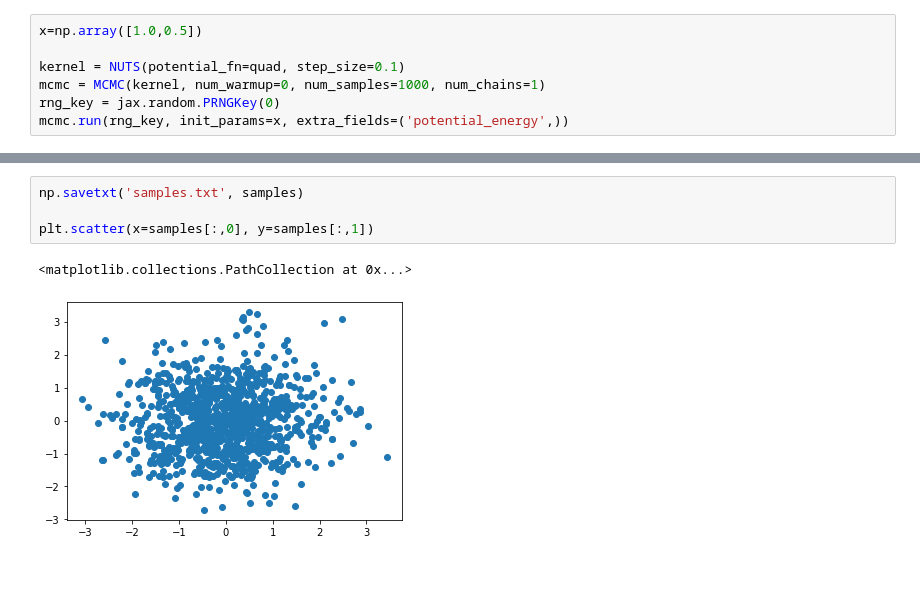
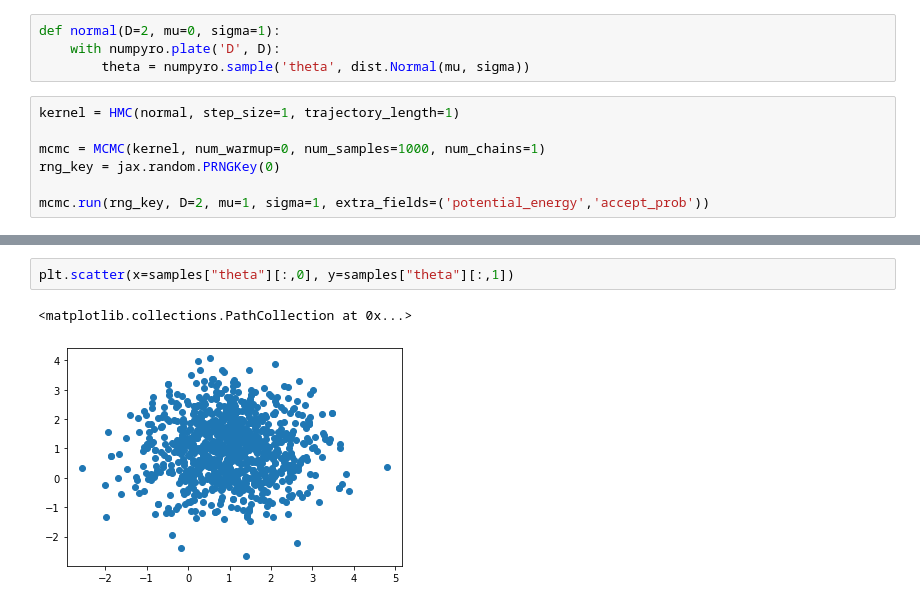
Before and after one commit to ludkinm/numpyro, a Jupyter notebook: notebooks/HMC_normal.ipynb, the cells around one changed output, grey strips where cells are left out. Drawn from its saved outputs; the diff is of its cells as text; blank space fills up the shorter version.

```diff
--- a/notebooks/HMC_normal.ipynb
+++ b/notebooks/HMC_normal.ipynb
@@ -10,10 +8,14 @@ def quad(x):
+# %%
+def normal(D=2, mu=0, sigma=1):
+    with numpyro.plate('D', D):
+        theta = numpyro.sample('theta', dist.Normal(mu, sigma))
 # %%
-x=np.array([1.0,0.5])
+kernel = HMC(normal, step_size=1, trajectory_length=1)
 
-kernel = NUTS(potential_fn=quad, step_size=0.1)
 mcmc = MCMC(kernel, num_warmup=0, num_samples=1000, num_chains=1)
 rng_key = jax.random.PRNGKey(0)
-mcmc.run(rng_key, init_params=x, extra_fields=('potential_energy',))
+
+mcmc.run(rng_key, D=2, mu=1, sigma=1, extra_fields=('potential_energy','accept_prob'))
 # %%
 samples = mcmc.get_samples()
 samples
@@ -28,7 +36,5 @@ DeviceArray([[-1.2334093 , -0.00713078],
 # %%
-np.savetxt('samples.txt', samples)
-
-plt.scatter(x=samples[:,0], y=samples[:,1])
+plt.scatter(x=samples["theta"][:,0], y=samples["theta"][:,1])
 # %% [output]
 <matplotlib.collections.PathCollection at 0x...>
-[figure, old version]
+[figure, new version]
```
Also changed, not shown: parts of 5 cells of this notebook, 11 other files.
